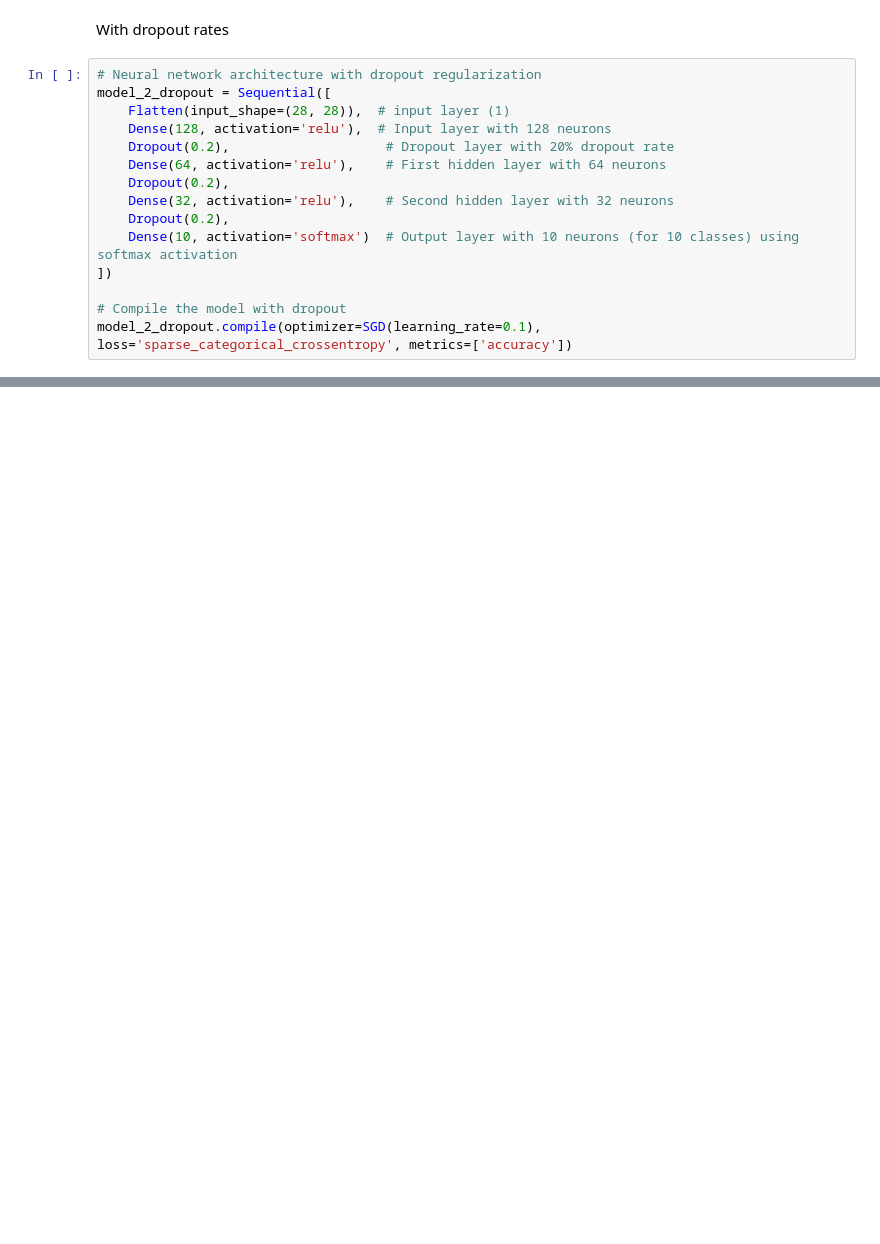
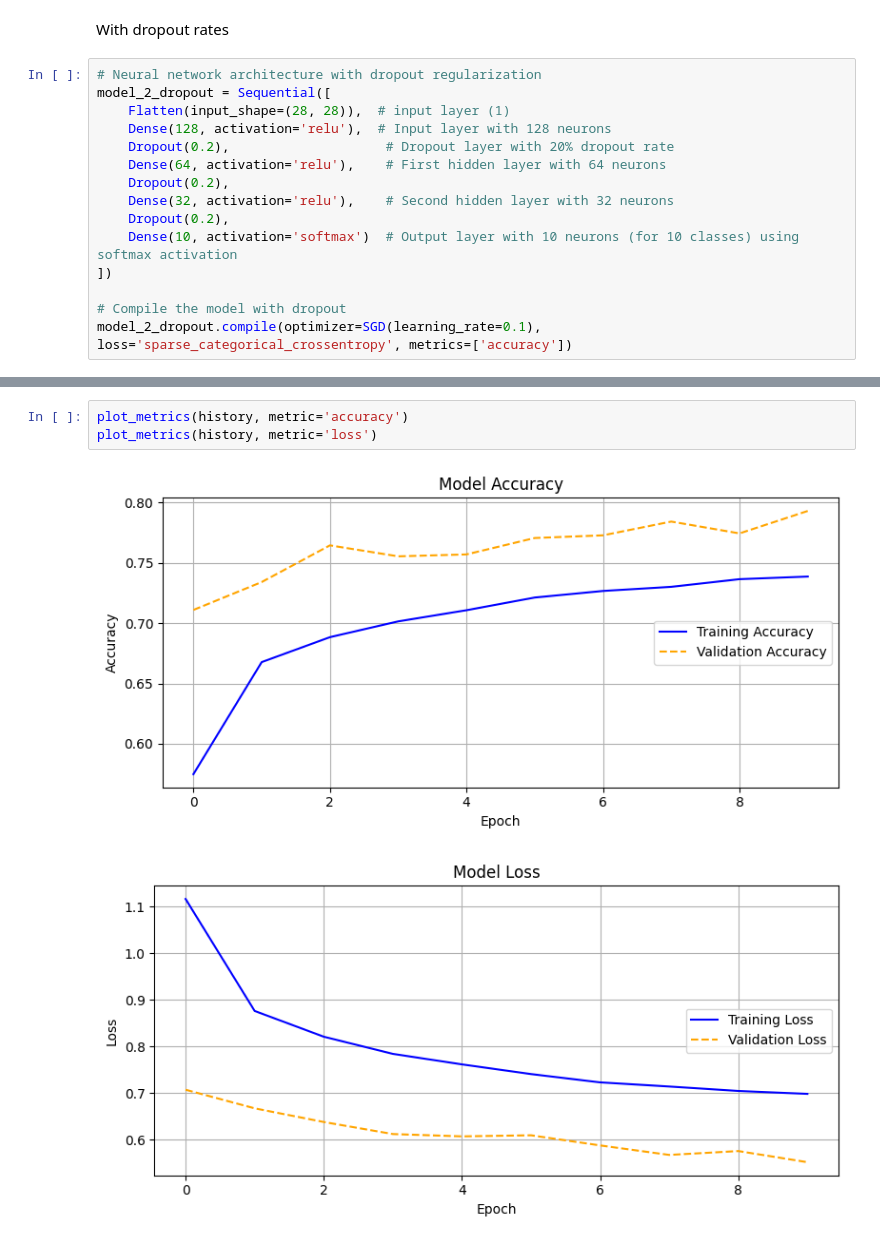
Before and after one commit to AndyH96/dense_nn, a Jupyter notebook: main.ipynb, the cells around one changed output, grey strips where cells are left out. Drawn from its saved outputs; the diff is of its cells as text; blank space fills up the shorter version.

```diff
--- a/main.ipynb
+++ b/main.ipynb
@@ -411,0 +438,6 @@ Epoch 10/10
+# %%
+plot_metrics(history, metric='accuracy')
+plot_metrics(history, metric='loss')
+# %% [output]
+[figure, added]
+[figure, added]
```
Also changed, not shown: parts of 13 cells of this notebook.
